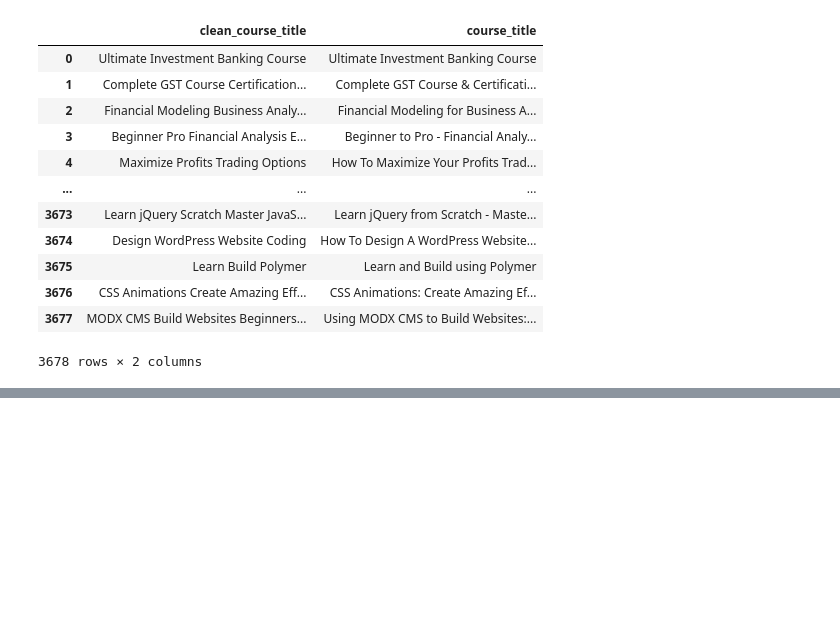
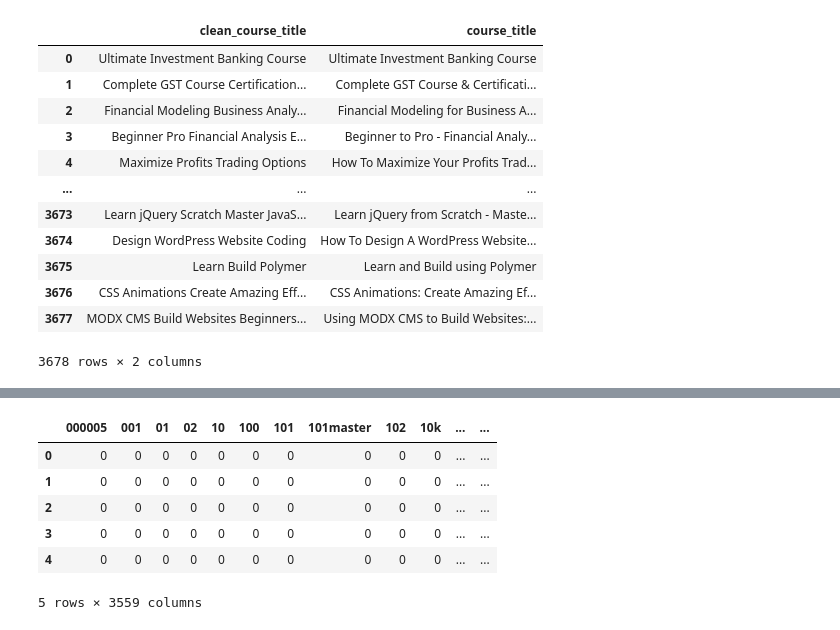
Before and after one commit to abdulawalemon1/course-recommedation-system, a Jupyter notebook: Course Recommendation System/index.ipynb, the cells around one changed output, grey strips where cells are left out. Saved outputs shown, nothing was run; the diff lists cells and outputs as text; code cells hidden in the pictures; blank space fills up the shorter version.

```diff
--- a/Course Recommendation System/index.ipynb
+++ b/Course Recommendation System/index.ipynb
@@ -90,3 +90,7 @@ df[['clean_course_title','course_title']]
 | 3676 | CSS Animations Create Amazing Eff... | CSS Animations: Create Amazing Ef... |
 | 3677 | MODX CMS Build Websites Beginners... | Using MODX CMS to Build Websites:... |
 3678 rows × 2 columns
+# %%
+#Vectorize our Text
+count_vect=CountVectorizer()
+cv_mat=count_vect.fit_transform(df['clean_course_title'])
@@ -92,0 +114,12 @@ df[['clean_course_title','course_title']]
+# %%
+df_cv_words=pd.DataFrame(cv_mat.todense(),columns=count_vect.get_feature_names())
+# %%
+df_cv_words.head()
+# %% [output]
+|  | 000005 | 001 | 01 | 02 | 10 | 100 | 101 | 101master | 102 | 10k | ... | ... |
+| 0 | 0 | 0 | 0 | 0 | 0 | 0 | 0 | 0 | 0 | 0 | ... | ... |
+| 1 | 0 | 0 | 0 | 0 | 0 | 0 | 0 | 0 | 0 | 0 | ... | ... |
+| 2 | 0 | 0 | 0 | 0 | 0 | 0 | 0 | 0 | 0 | 0 | ... | ... |
+| 3 | 0 | 0 | 0 | 0 | 0 | 0 | 0 | 0 | 0 | 0 | ... | ... |
+| 4 | 0 | 0 | 0 | 0 | 0 | 0 | 0 | 0 | 0 | 0 | ... | ... |
+5 rows × 3559 columns
```
Also changed, not shown: parts of 25 cells of this notebook.
